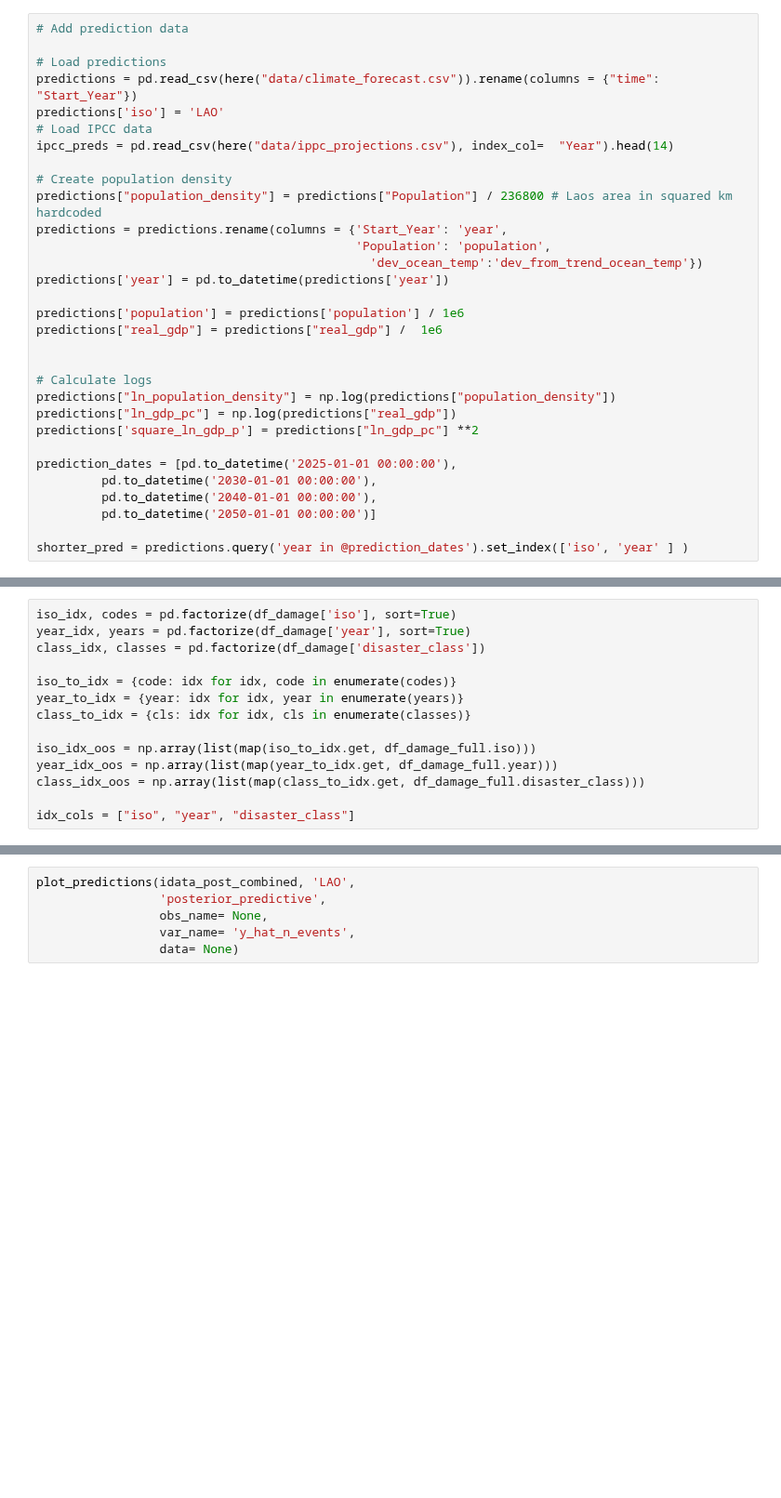
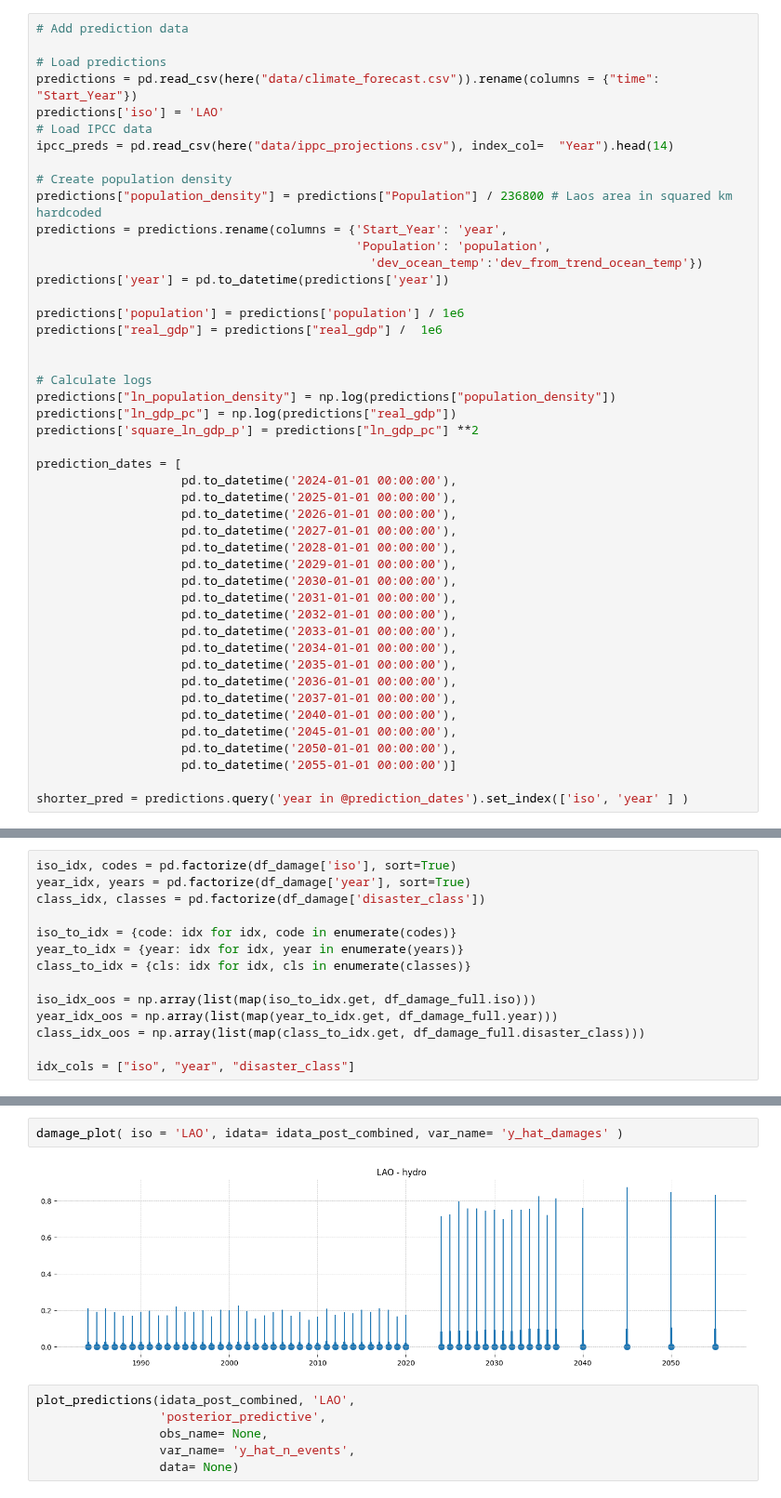
Before and after one commit to jessegrabowski/laos-climate-change, a Jupyter notebook: notebooks/final_paper/04_damage_curves.ipynb, the cells around one changed output, grey strips where cells are left out. Shown at 93% size. Cells and saved outputs as stored; diff of their text form; blank space fills up the shorter version.

```diff
--- a/notebooks/final_paper/04_damage_curves.ipynb
+++ b/notebooks/final_paper/04_damage_curves.ipynb
@@ -314,10 +314,25 @@ predictions["ln_population_density"] = np.log(predictions["population_density"])
 predictions["ln_gdp_pc"] = np.log(predictions["real_gdp"])
 predictions['square_ln_gdp_p'] = predictions["ln_gdp_pc"] **2
 
-prediction_dates = [pd.to_datetime('2025-01-01 00:00:00'),
-         pd.to_datetime('2030-01-01 00:00:00'),
-         pd.to_datetime('2040-01-01 00:00:00'),
-         pd.to_datetime('2050-01-01 00:00:00')]
+prediction_dates = [
+                    pd.to_datetime('2024-01-01 00:00:00'),
+                    pd.to_datetime('2025-01-01 00:00:00'),
+                    pd.to_datetime('2026-01-01 00:00:00'),
+                    pd.to_datetime('2027-01-01 00:00:00'),
+                    pd.to_datetime('2028-01-01 00:00:00'),
+                    pd.to_datetime('2029-01-01 00:00:00'),
+                    pd.to_datetime('2030-01-01 00:00:00'),
+                    pd.to_datetime('2031-01-01 00:00:00'),
+                    pd.to_datetime('2032-01-01 00:00:00'),
+                    pd.to_datetime('2033-01-01 00:00:00'),
+                    pd.to_datetime('2034-01-01 00:00:00'),
+                    pd.to_datetime('2035-01-01 00:00:00'),
+                    pd.to_datetime('2036-01-01 00:00:00'),
+                    pd.to_datetime('2037-01-01 00:00:00'),
+                    pd.to_datetime('2040-01-01 00:00:00'),
+                    pd.to_datetime('2045-01-01 00:00:00'),
+                    pd.to_datetime('2050-01-01 00:00:00'),
+                    pd.to_datetime('2055-01-01 00:00:00')]
 
 shorter_pred = predictions.query('year in @prediction_dates').set_index(['iso', 'year' ] )
 # %%
@@ -665,3 +649,7 @@ for year, n in zip(curve_years, range(0,8)):
+# %%
+damage_plot( iso = 'LAO', idata= idata_post_combined, var_name= 'y_hat_damages' )
+# %% [output]
+[figure, added]
 # %%
 plot_predictions(idata_post_combined, 'LAO',
                  'posterior_predictive',
```
Also changed, not shown: parts of 48 cells of this notebook.
